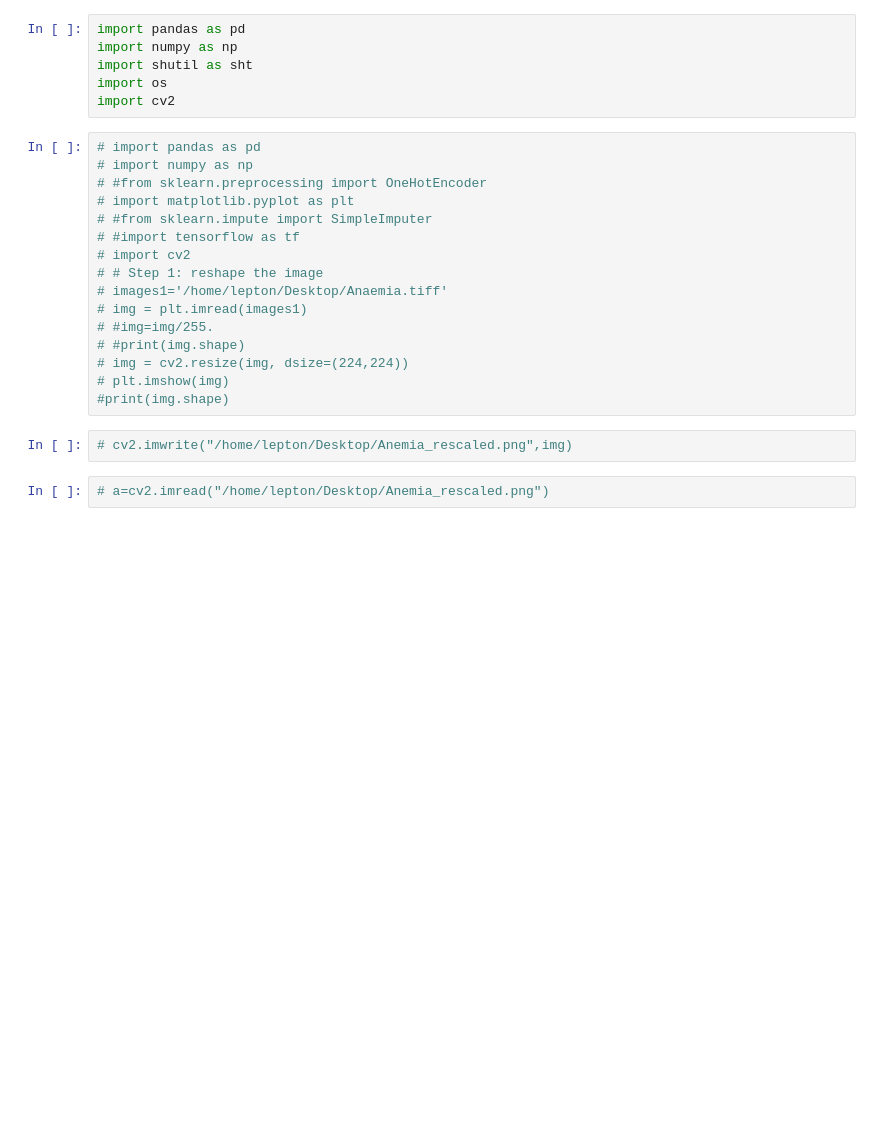
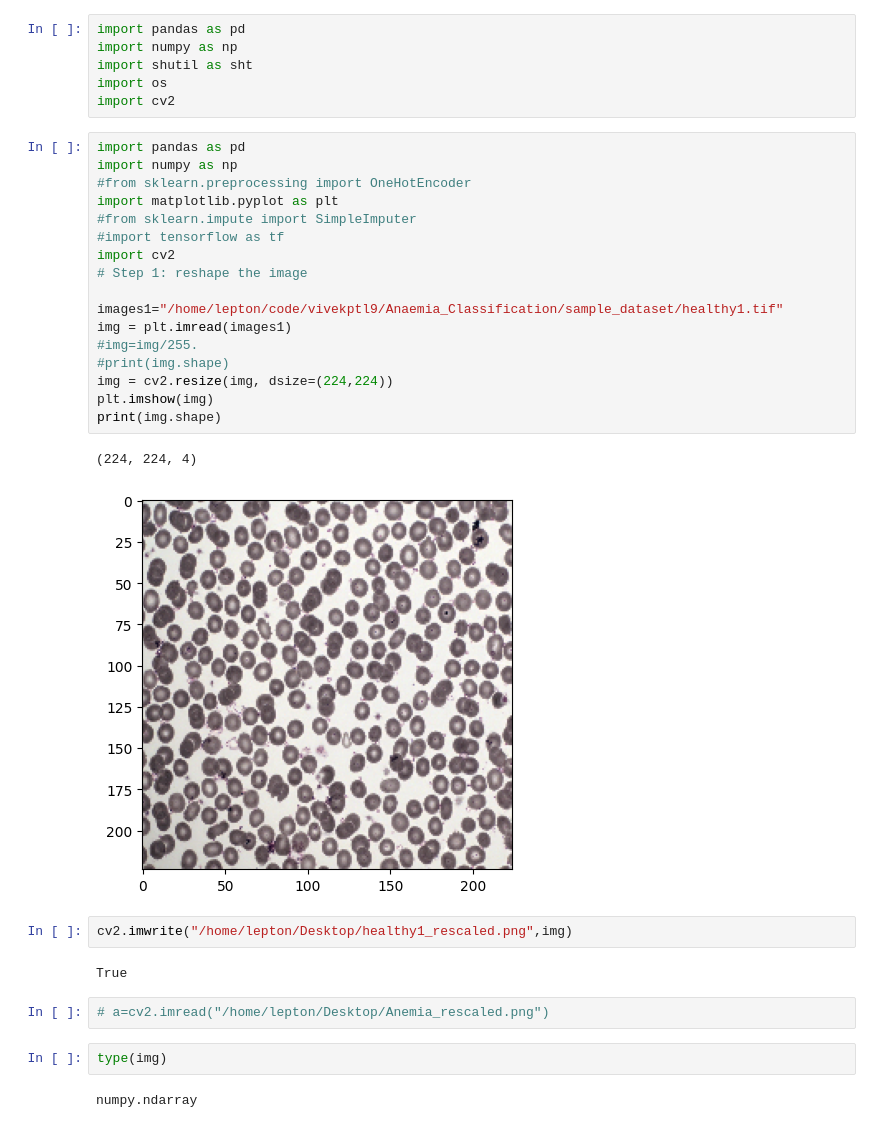
Before and after one commit to vivekptl9/Anaemia_Classification, a Jupyter notebook: image_cropping.ipynb, the cells around one changed output. Cells and saved outputs as stored; diff of their text form; blank space fills up the shorter version.

```diff
--- a/image_cropping.ipynb
+++ b/image_cropping.ipynb
@@ -5,22 +5,32 @@ import shutil as sht
 import os
 import cv2
 # %%
-# import pandas as pd
-# import numpy as np
-# #from sklearn.preprocessing import OneHotEncoder
-# import matplotlib.pyplot as plt
-# #from sklearn.impute import SimpleImputer
-# #import tensorflow as tf
-# import cv2
-# # Step 1: reshape the image
-# images1='/home/lepton/Desktop/Anaemia.tiff'
-# img = plt.imread(images1)
-# #img=img/255.
-# #print(img.shape)
-# img = cv2.resize(img, dsize=(224,224))
-# plt.imshow(img)
+import pandas as pd
+import numpy as np
+#from sklearn.preprocessing import OneHotEncoder
+import matplotlib.pyplot as plt
+#from sklearn.impute import SimpleImputer
+#import tensorflow as tf
+import cv2
+# Step 1: reshape the image
+
+images1="/home/lepton/code/vivekptl9/Anaemia_Classification/sample_dataset/healthy1.tif"
+img = plt.imread(images1)
+#img=img/255.
 #print(img.shape)
+img = cv2.resize(img, dsize=(224,224))
+plt.imshow(img)
+print(img.shape)
+# %% [output]
+(224, 224, 4)
+[figure, added]
 # %%
-# cv2.imwrite("/home/lepton/Desktop/Anemia_rescaled.png",img)
+cv2.imwrite("/home/lepton/Desktop/healthy1_rescaled.png",img)
+# %% [output]
+True
 # %%
 # a=cv2.imread("/home/lepton/Desktop/Anemia_rescaled.png")
+# %%
+type(img)
+# %% [output]
+numpy.ndarray
```
Also changed, not shown: 5 other files.
